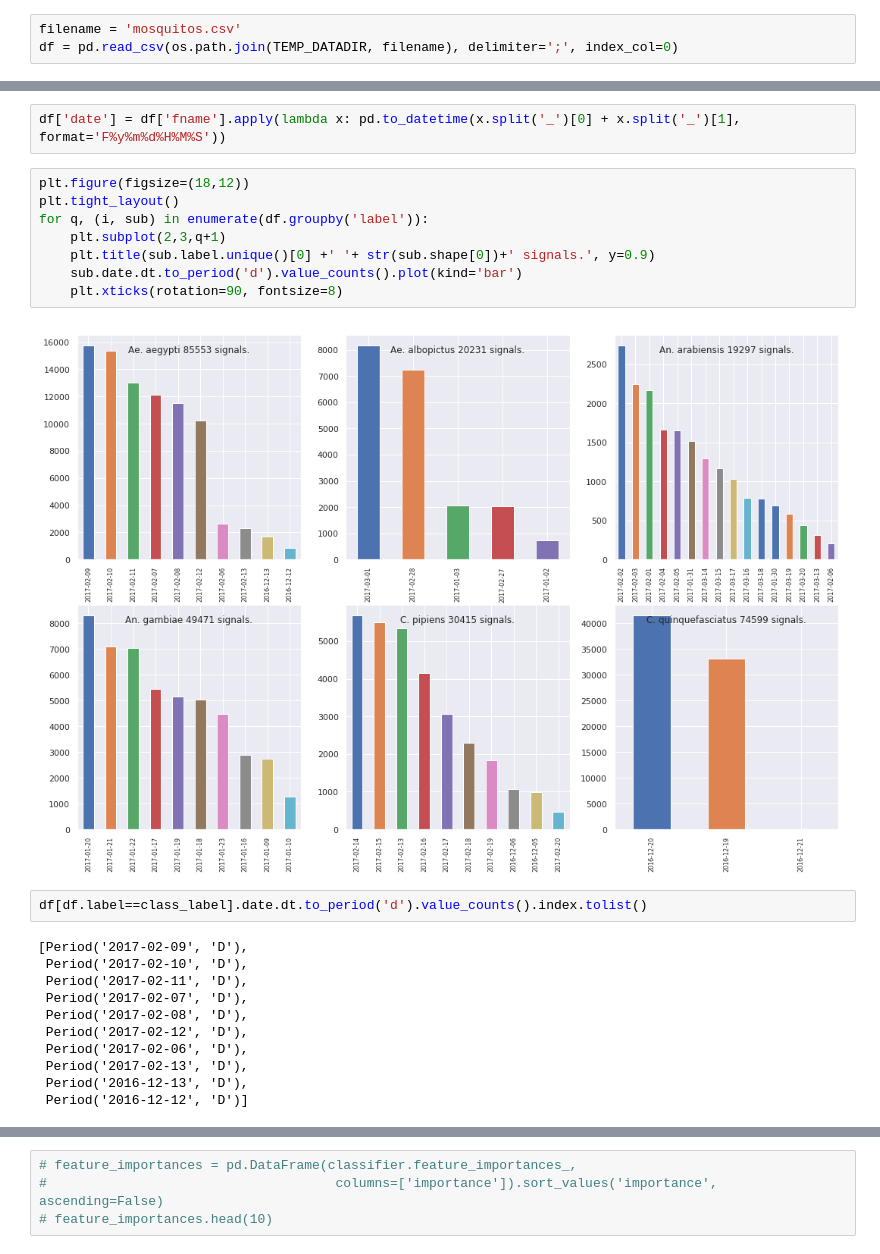
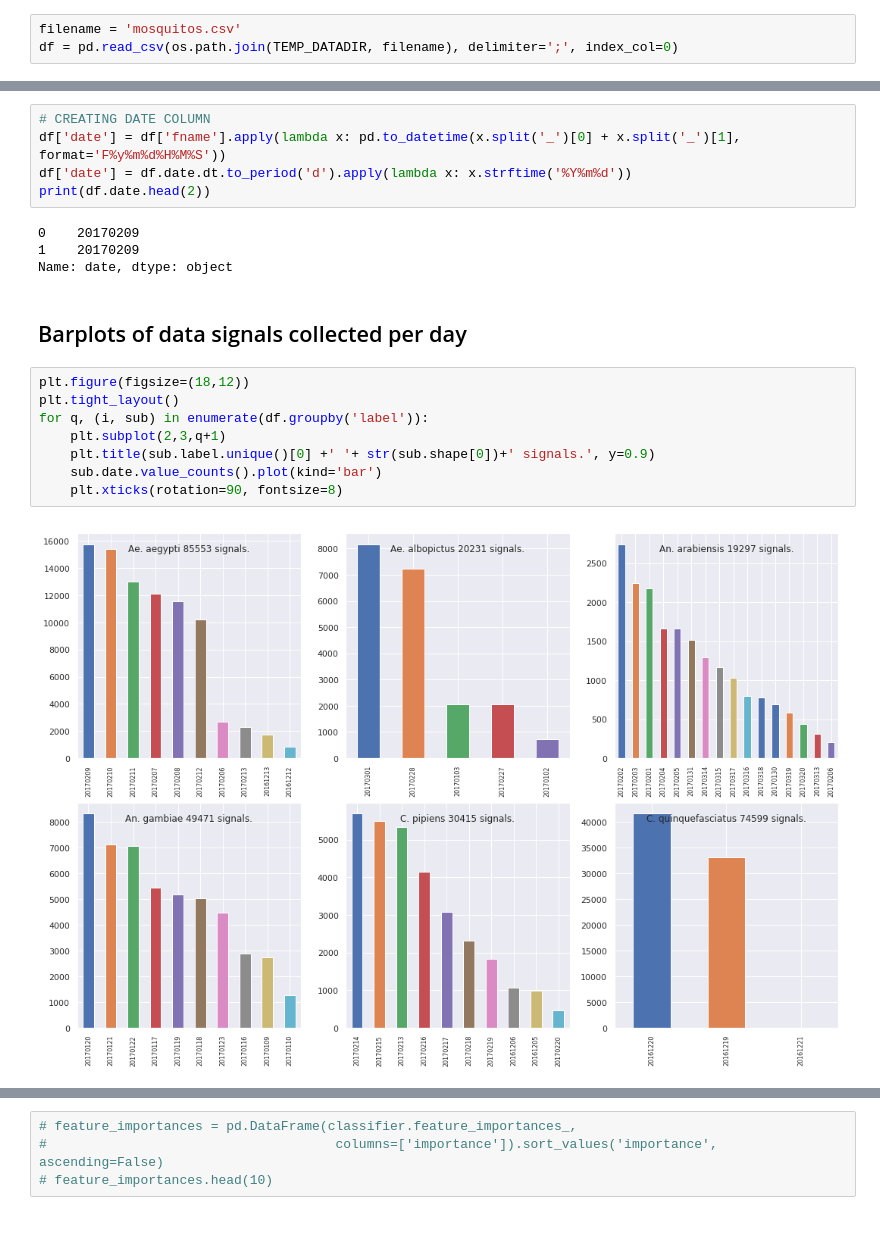
Before and after one commit to kalfasyan/wingbeat_frequencies, a Jupyter notebook: H_date_effect_of_data.ipynb, the cells around one changed output, grey strips where cells are left out. Cells and saved outputs as stored; diff of their text form; blank space fills up the shorter version.

Commit message:
date effect improvements/additions

```diff
--- a/H_date_effect_of_data.ipynb
+++ b/H_date_effect_of_data.ipynb
@@ -32,27 +34,23 @@ df.sample(5)
 | 62293 | F170209_165233_242_G_050 | 0.147702 | 0.043849 | 0.014633 | 542.968750 | 1066.406250 | 1656.250000 | 0.046763 | 0.013736 | 0.017983 | ... |
 | 35574 | F170211_085941_097_G_050 | 0.111529 | 0.063324 | 0.025073 | 447.265625 | 890.625000 | 1347.656250 | 0.081878 | 0.035088 | 0.020290 | ... |
 # %%
+# CREATING DATE COLUMN
 df['date'] = df['fname'].apply(lambda x: pd.to_datetime(x.split('_')[0] + x.split('_')[1], format='F%y%m%d%H%M%S'))
+df['date'] = df.date.dt.to_period('d').apply(lambda x: x.strftime('%Y%m%d'))
+print(df.date.head(2))
+# %% [output]
+0    20170209
+1    20170209
+Name: date, dtype: object
+# %% [markdown]
+## Barplots of data signals collected per day
 # %%
 plt.figure(figsize=(18,12))
 plt.tight_layout()
 for q, (i, sub) in enumerate(df.groupby('label')):
     plt.subplot(2,3,q+1)
     plt.title(sub.label.unique()[0] +' '+ str(sub.shape[0])+' signals.', y=0.9)
-    sub.date.dt.to_period('d').value_counts().plot(kind='bar')
+    sub.date.value_counts().plot(kind='bar')
     plt.xticks(rotation=90, fontsize=8)
 # %% [output]
-[figure, old version]
+[figure, new version]
-# %%
-df[df.label==class_label].date.dt.to_period('d').value_counts().index.tolist()
-# %% [output]
-[Period('2017-02-09', 'D'),
- Period('2017-02-10', 'D'),
- Period('2017-02-11', 'D'),
- Period('2017-02-07', 'D'),
- Period('2017-02-08', 'D'),
- Period('2017-02-12', 'D'),
- Period('2017-02-06', 'D'),
- Period('2017-02-13', 'D'),
- Period('2016-12-13', 'D'),
- Period('2016-12-12', 'D')]
```
Also changed, not shown: parts of 36 cells of this notebook, 1 other file.
